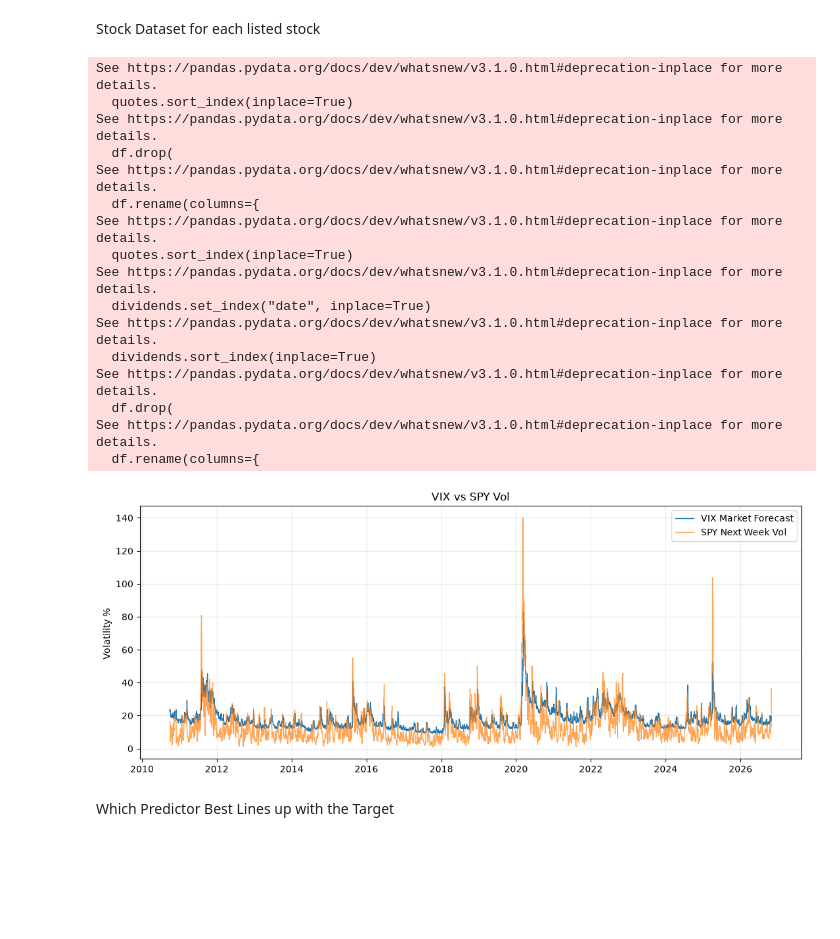
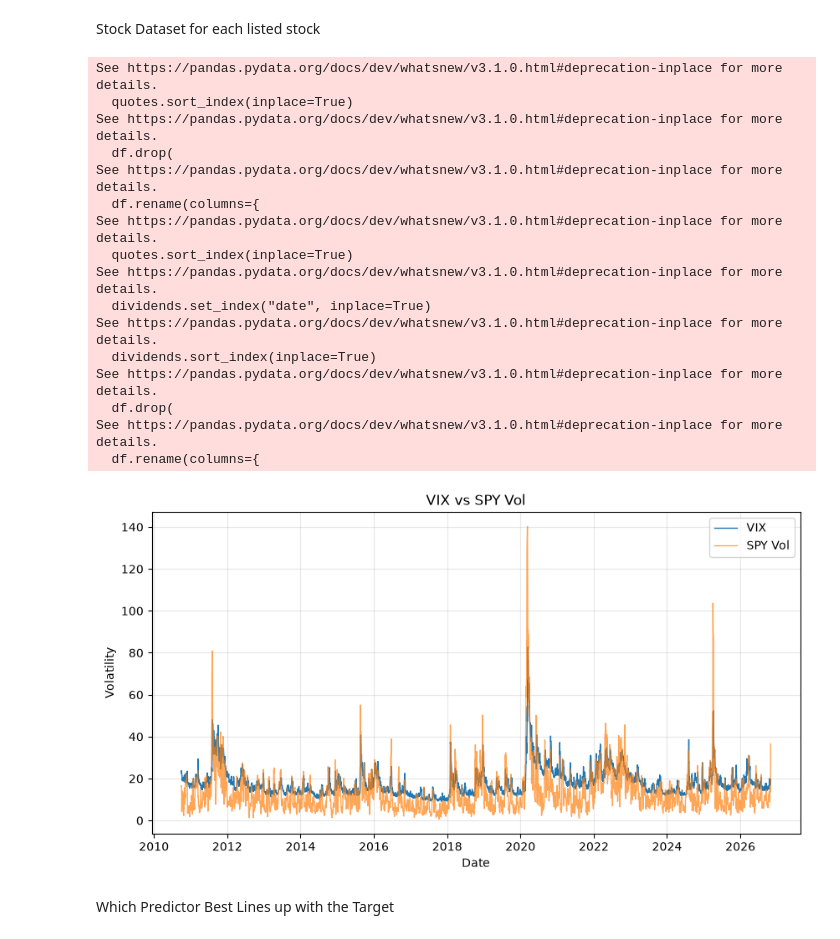
Before and after one commit to clayhunt/381-Final-Project, a Jupyter notebook: Regression.ipynb, the cells around one changed output. Saved outputs shown, nothing was run; the diff lists cells and outputs as text; code cells hidden in the pictures; blank space fills up the shorter version.

```diff
--- a/Regression.ipynb
+++ b/Regression.ipynb
@@ -50,38 +51,39 @@ def build_stock_data(ticker):
 # %%
 # Spy and VIX
 vix = normalize_dates("^VIX") # market forecast volatility
 spy_df = build_stock_data("SPY")
 spy_df["vix"] = vix # add VIX to spy data
 spy_df = spy_df.dropna()
 
 # Plot 1 Vix vs. Actual Spy volatility next week
 
-plt.figure(figsize=(13,5))
-plt.plot(spy_df.index, spy_df["vix"], lw=1, label="VIX Market Forecast")
-plt.plot(spy_df.index, spy_df["fwd_vol"], lw=1, alpha = 0.7, label="SPY Next Week Vol")
-plt.ylabel("Volatility % ")
-plt.title("VIX vs SPY Vol")
-plt.legend()
-plt.grid(alpha = 0.3)
+fig, ax = plt.subplots(figsize=(10,5))
+ax.plot(spy_df.index, spy_df["vix"], lw=1, label="VIX")
+ax.plot(spy_df.index, spy_df["fwd_vol"], lw=1, alpha=0.7, label="SPY Vol")
+ax.set_xlabel("Date")
+ax.set_ylabel("Volatility")
+ax.set_title("VIX vs SPY Vol")
+ax.legend()
+ax.grid(alpha=0.3)
 plt.show()
 # %% [output]
 See https://pandas.pydata.org/docs/dev/whatsnew/v3.1.0.html#deprecation-inplace for more details.
   quotes.sort_index(inplace=True)
 See https://pandas.pydata.org/docs/dev/whatsnew/v3.1.0.html#deprecation-inplace for more details.
   df.drop(
 See https://pandas.pydata.org/docs/dev/whatsnew/v3.1.0.html#deprecation-inplace for more details.
   df.rename(columns={
 See https://pandas.pydata.org/docs/dev/whatsnew/v3.1.0.html#deprecation-inplace for more details.
   quotes.sort_index(inplace=True)
 See https://pandas.pydata.org/docs/dev/whatsnew/v3.1.0.html#deprecation-inplace for more details.
   dividends.set_index("date", inplace=True)
 See https://pandas.pydata.org/docs/dev/whatsnew/v3.1.0.html#deprecation-inplace for more details.
   dividends.sort_index(inplace=True)
 See https://pandas.pydata.org/docs/dev/whatsnew/v3.1.0.html#deprecation-inplace for more details.
   df.drop(
 See https://pandas.pydata.org/docs/dev/whatsnew/v3.1.0.html#deprecation-inplace for more details.
   df.rename(columns={
-[figure, old version]
+[figure, new version]
 # %% [markdown]
 Which Predictor Best Lines up with the Target
 # %%
```
Also changed, not shown: parts of 23 cells of this notebook, 3 other files.
